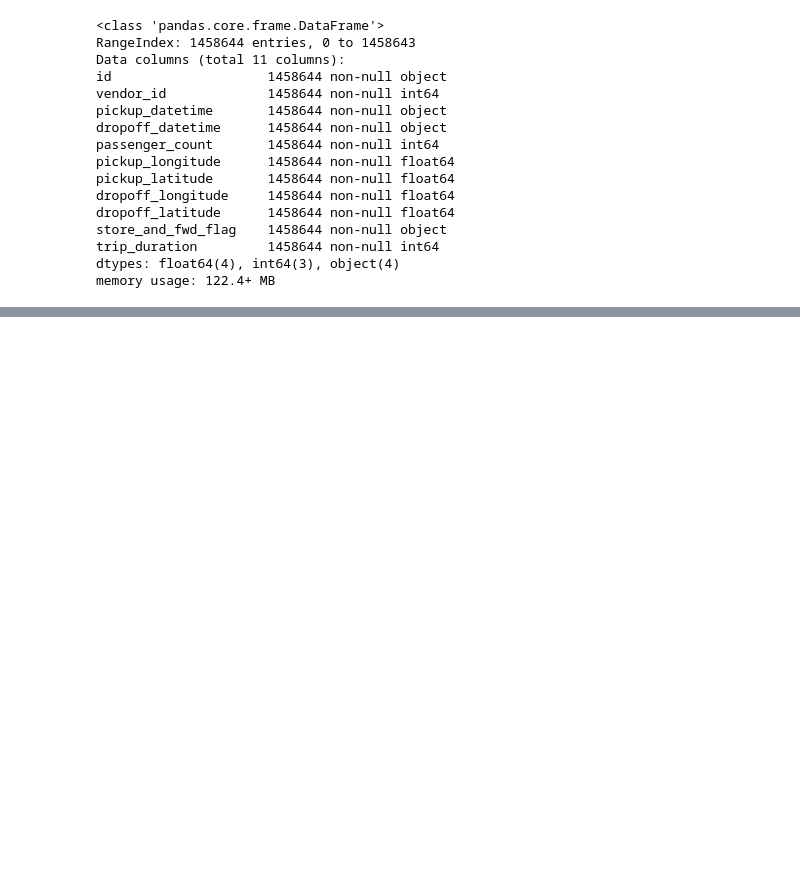
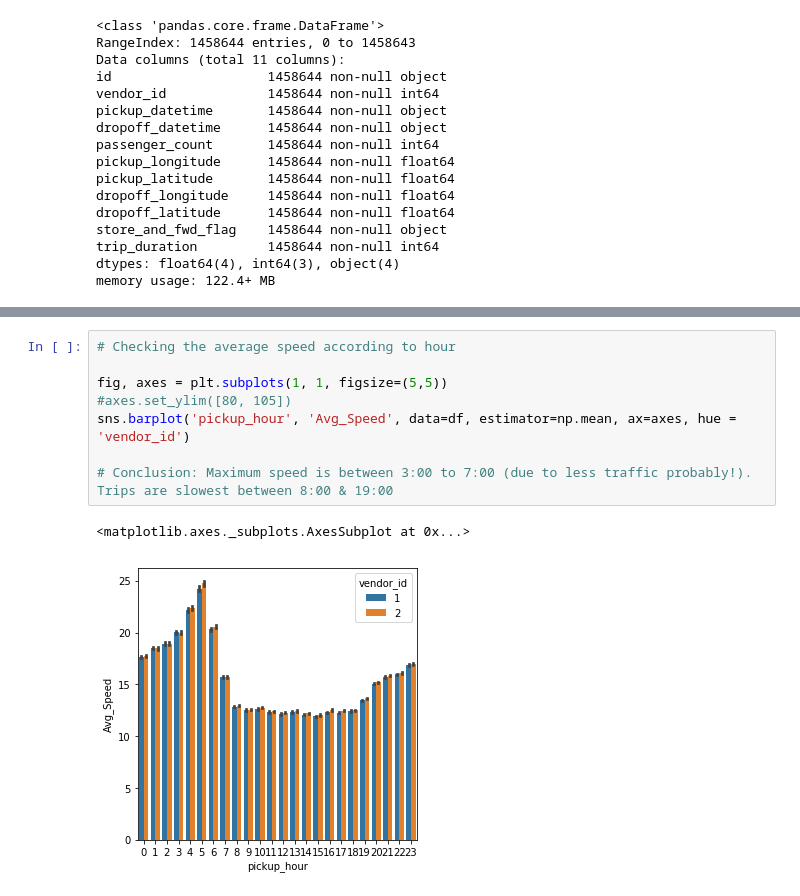
Before and after one commit to auwank/CEBD-1261, a Jupyter notebook: tax_trip_practise- shared.ipynb, the cells around one changed output, grey strips where cells are left out. Drawn from its saved outputs; the diff is of its cells as text; blank space fills up the shorter version.

```diff
--- a/tax_trip_practise- shared.ipynb
+++ b/tax_trip_practise- shared.ipynb
@@ -135,0 +121,11 @@ df[df['Avg_Speed']>200]
+# %%
+# Checking the average speed according to hour
+
+fig, axes = plt.subplots(1, 1, figsize=(5,5))
+#axes.set_ylim([80, 105])
+sns.barplot('pickup_hour', 'Avg_Speed', data=df, estimator=np.mean, ax=axes, hue = 'vendor_id')
+
+# Conclusion: Maximum speed is between 3:00 to 7:00 (due to less traffic probably!). Trips are slowest between 8:00 & 19:00
+# %% [output]
+<matplotlib.axes._subplots.AxesSubplot at 0x...>
+[figure, added]
```
Also changed, not shown: parts of 24 cells of this notebook.
